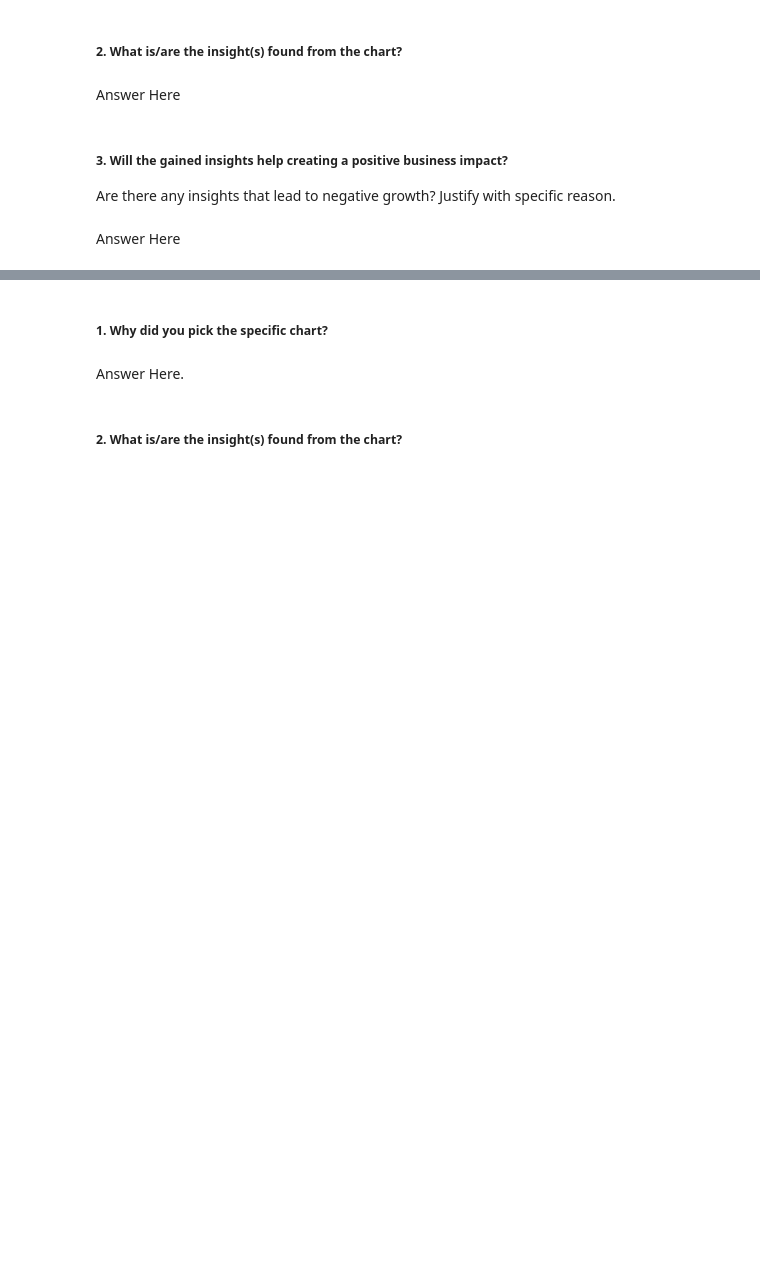
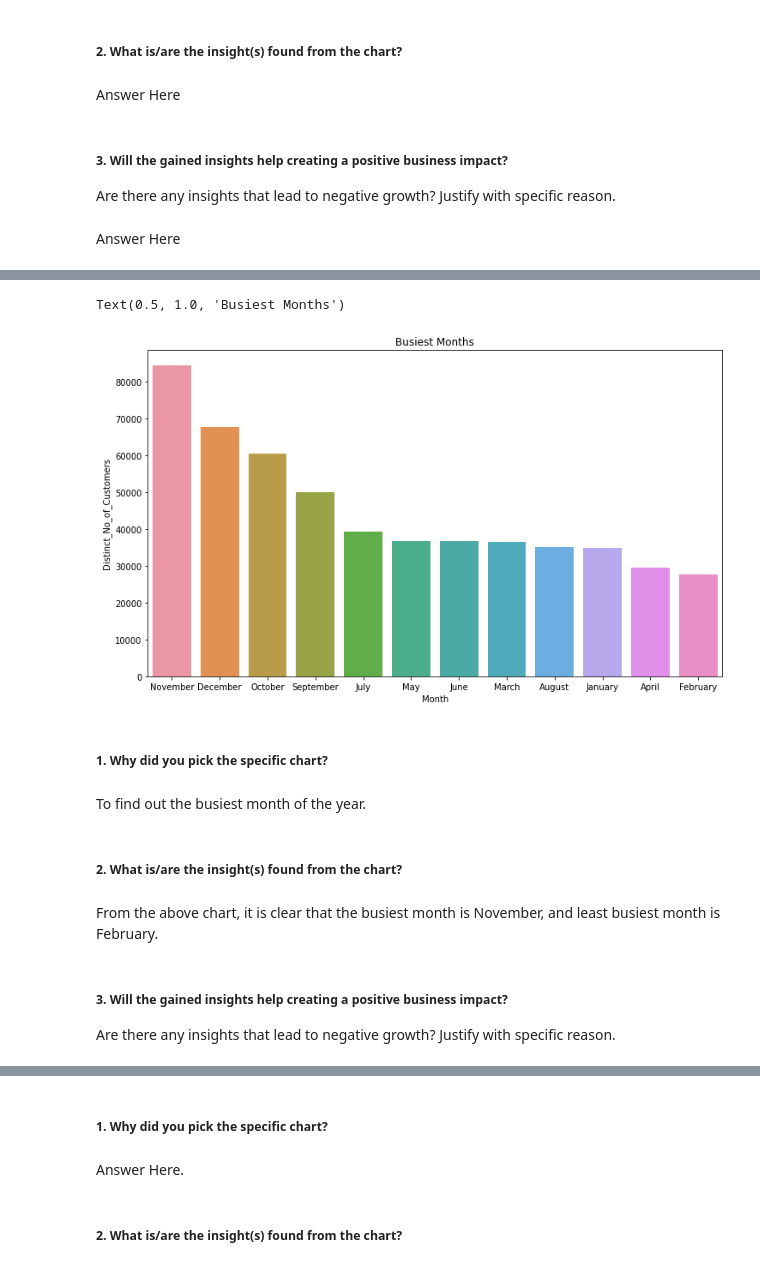
Before and after one commit to Dileepsingh6432/Online-Retail-Customer-Segmentation, a Jupyter notebook: Online_Retail_Customer_Segmentation.ipynb, the cells around one changed output, grey strips where cells are left out. Saved outputs shown, nothing was run; the diff lists cells and outputs as text; code cells hidden in the pictures; blank space fills up the shorter version.

```diff
--- a/Online_Retail_Customer_Segmentation.ipynb
+++ b/Online_Retail_Customer_Segmentation.ipynb
@@ -553,0 +636,3 @@ Answer Here
+# %%
+busiest_months=df.groupby('Month')['InvoiceNo'].count().sort_values(ascending=False).reset_index().rename(columns={'InvoiceNo': 'Distinct_No_of_Customers'})
+busiest_months
@@ -553,0 +653,19 @@ Answer Here
+# %%
+# Chart - 6 visualization code
+plt.figure(figsize=(12,7))
+sns.barplot(x=busiest_months['Month'],y=busiest_months['Distinct_No_of_Customers'])
+plt.title('Busiest Months')
+# %% [output]
+Text(0.5, 1.0, 'Busiest Months')
+[figure, added]
+# %% [markdown]
+##### 1. Why did you pick the specific chart?
+# %% [markdown]
+To find out the busiest month of the year.
+# %% [markdown]
+##### 2. What is/are the insight(s) found from the chart?
+# %% [markdown]
+From the above chart, it is clear that the busiest month is November, and least busiest month is February.
+# %% [markdown]
+##### 3. Will the gained insights help creating a positive business impact?
+Are there any insights that lead to negative growth? Justify with specific reason.
```
Also changed, not shown: parts of 62 cells of this notebook.
